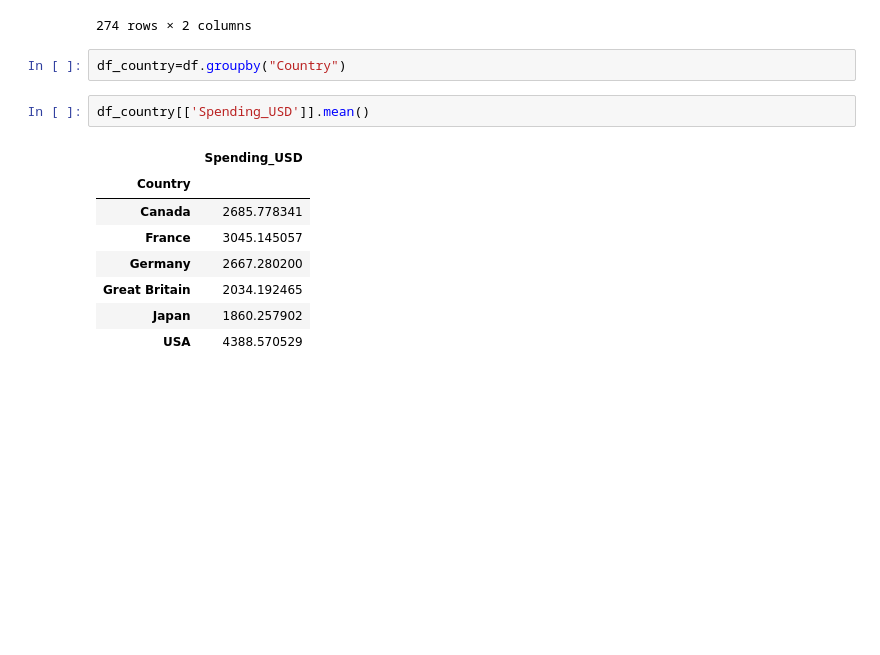
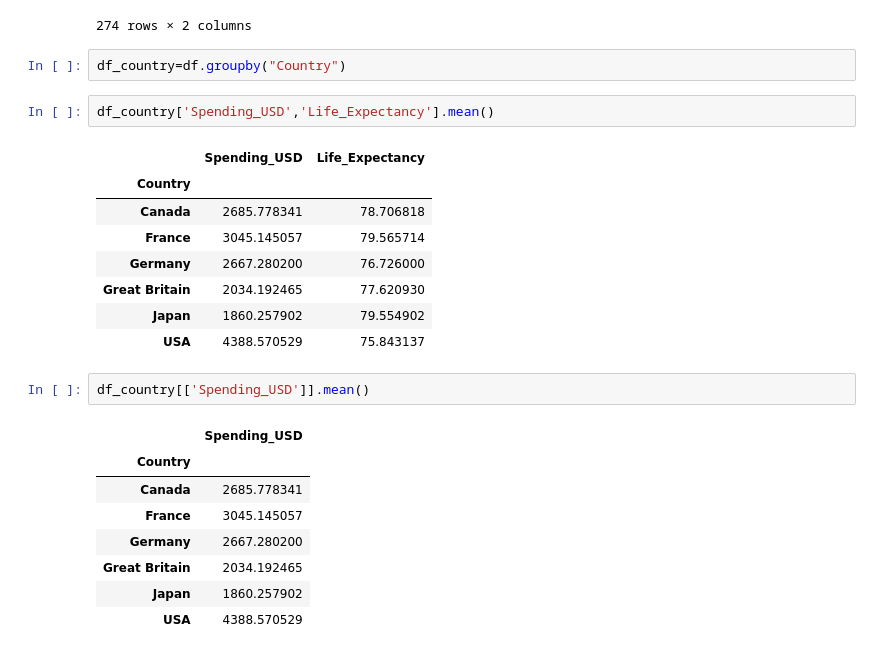
Before and after one commit to gawankarsanket/dswithchirag_assignments, a Jupyter notebook: EDA_Assignment_Healthexp_Dataset.ipynb, the cells around one changed output. Cells and saved outputs as stored; diff of their text form; blank space fills up the shorter version.

```diff
--- a/EDA_Assignment_Healthexp_Dataset.ipynb
+++ b/EDA_Assignment_Healthexp_Dataset.ipynb
@@ -84,6 +84,17 @@ df[["Country","Spending_USD"]]
 274 rows × 2 columns
 # %%
 df_country=df.groupby("Country")
+# %%
+df_country['Spending_USD','Life_Expectancy'].mean()
+# %% [output]
+|  | Spending_USD | Life_Expectancy |
+| Country |  |  |
+| Canada | 2685.778341 | 78.706818 |
+| France | 3045.145057 | 79.565714 |
+| Germany | 2667.280200 | 76.726000 |
+| Great Britain | 2034.192465 | 77.620930 |
+| Japan | 1860.257902 | 79.554902 |
+| USA | 4388.570529 | 75.843137 |
 # %%
 df_country[['Spending_USD']].mean()
 # %% [output]
```
Also changed, not shown: parts of 2 cells of this notebook.
